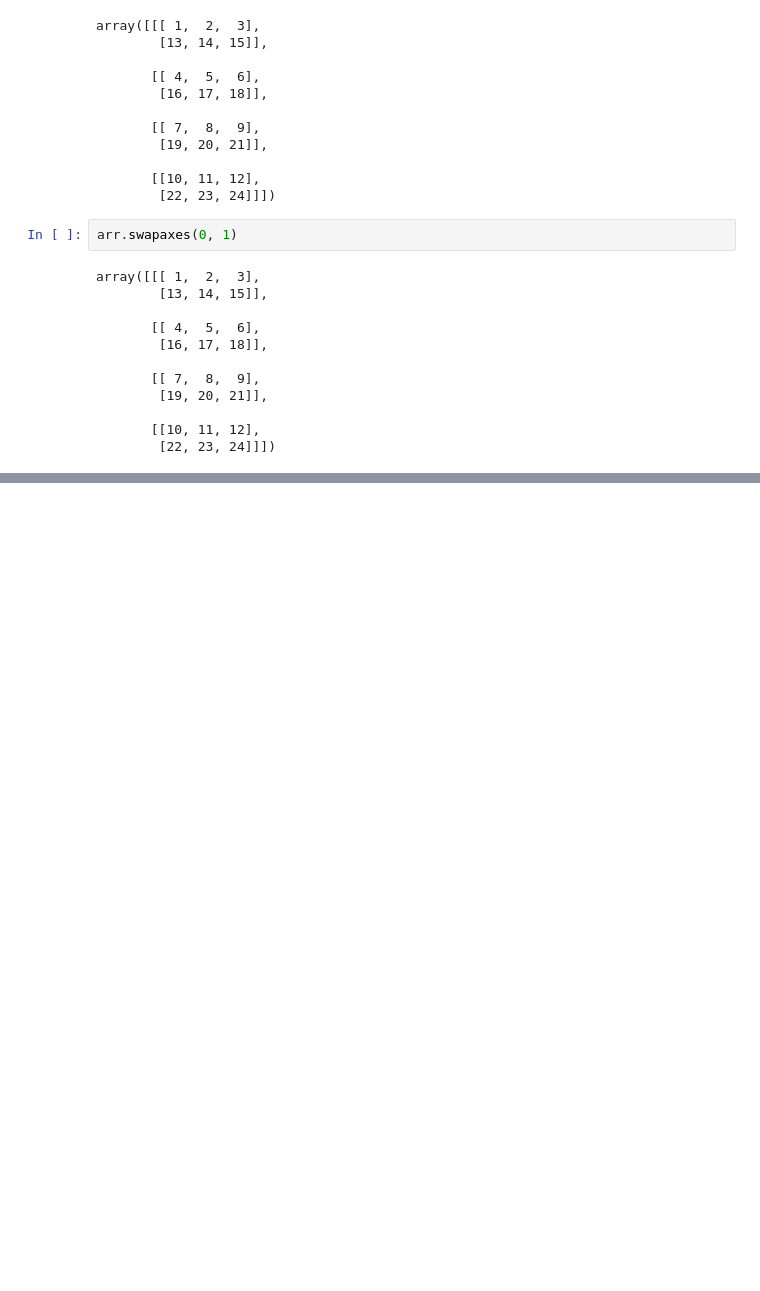
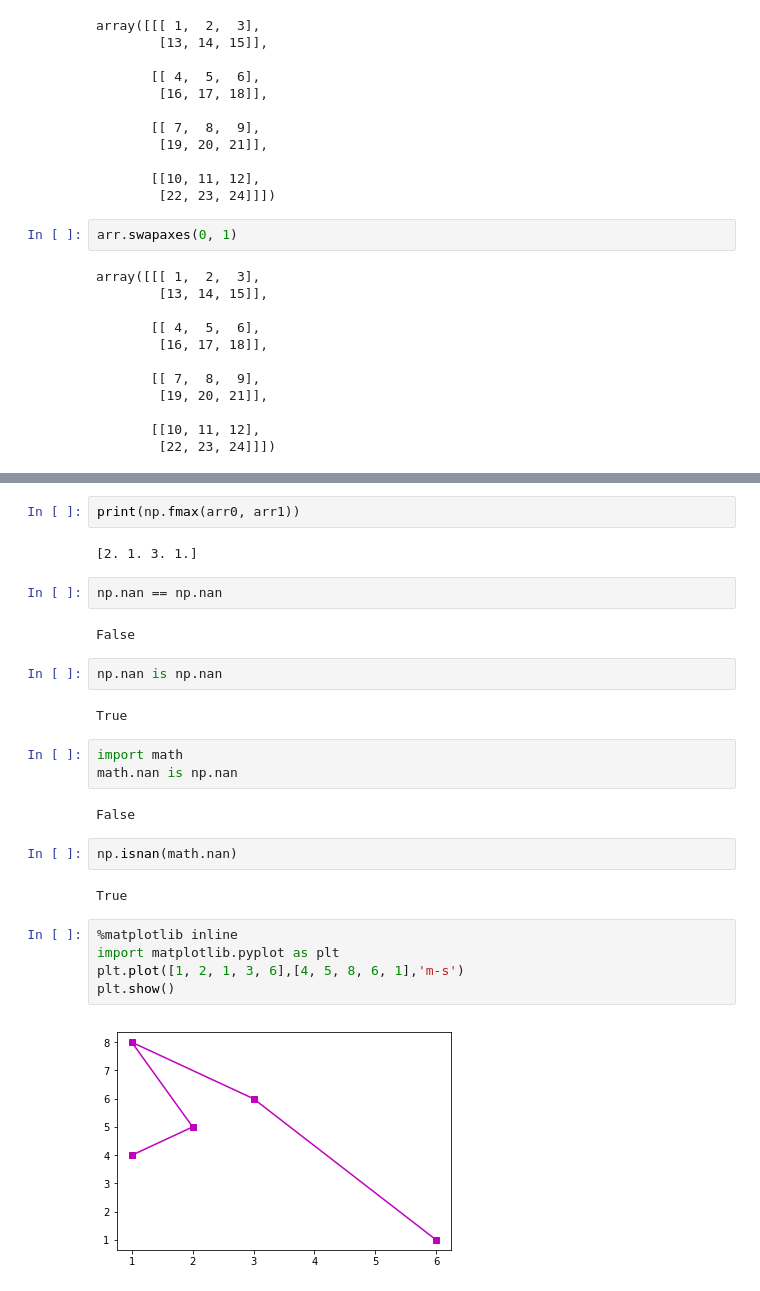
Before and after one commit to velenk/DataAnalysis, a Jupyter notebook: da03.ipynb, the cells around one changed output, grey strips where cells are left out. Cells and saved outputs as stored; diff of their text form; blank space fills up the shorter version.

```diff
--- a/da03.ipynb
+++ b/da03.ipynb
@@ -212,0 +271,28 @@ array([[[ 1,  2,  3],
+# %%
+print(np.fmax(arr0, arr1))
+# %% [output]
+[2. 1. 3. 1.]
+# %%
+np.nan == np.nan
+# %% [output]
+False
+# %%
+np.nan is np.nan
+# %% [output]
+True
+# %%
+import math
+math.nan is np.nan
+# %% [output]
+False
+# %%
+np.isnan(math.nan)
+# %% [output]
+True
+# %%
+%matplotlib inline
+import matplotlib.pyplot as plt
+plt.plot([1, 2, 1, 3, 6],[4, 5, 8, 6, 1],'m-s')
+plt.show()
+# %% [output]
+[figure, added]
```
Also changed, not shown: parts of 26 cells of this notebook.
